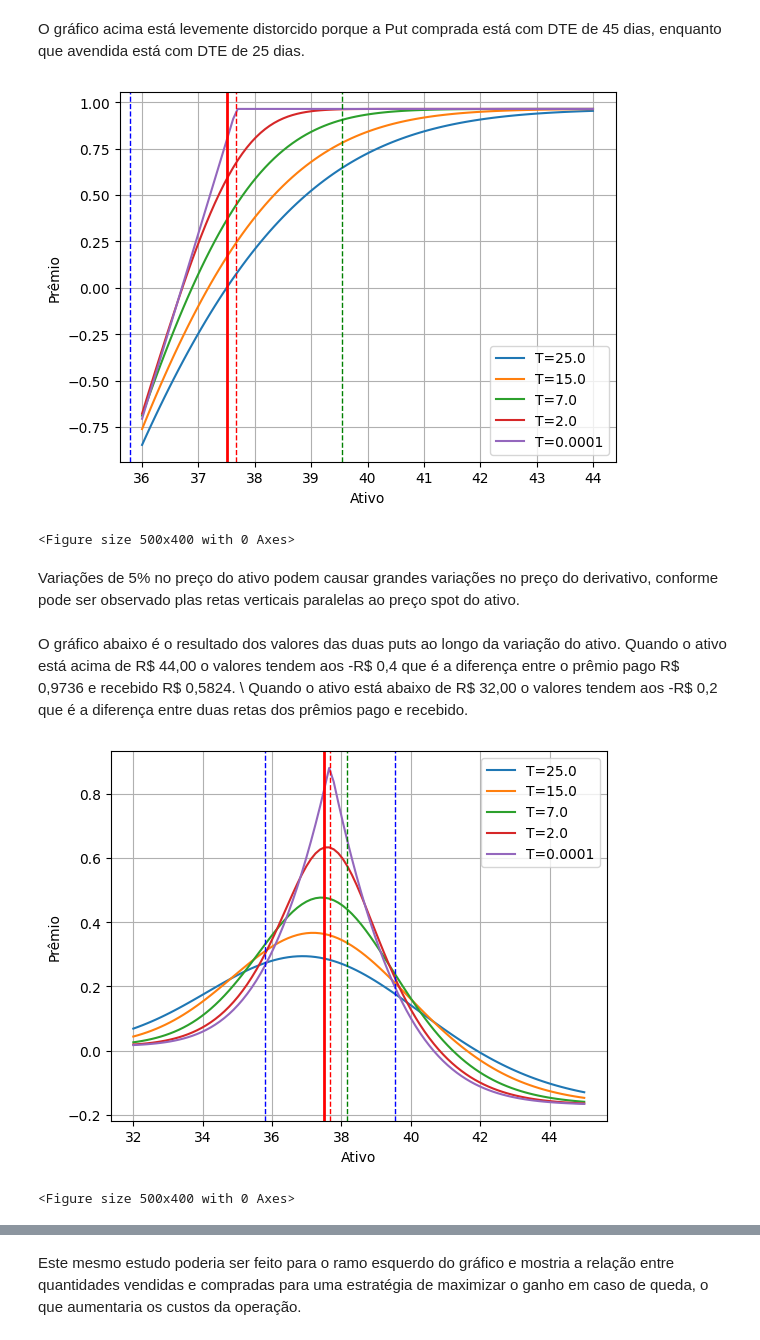
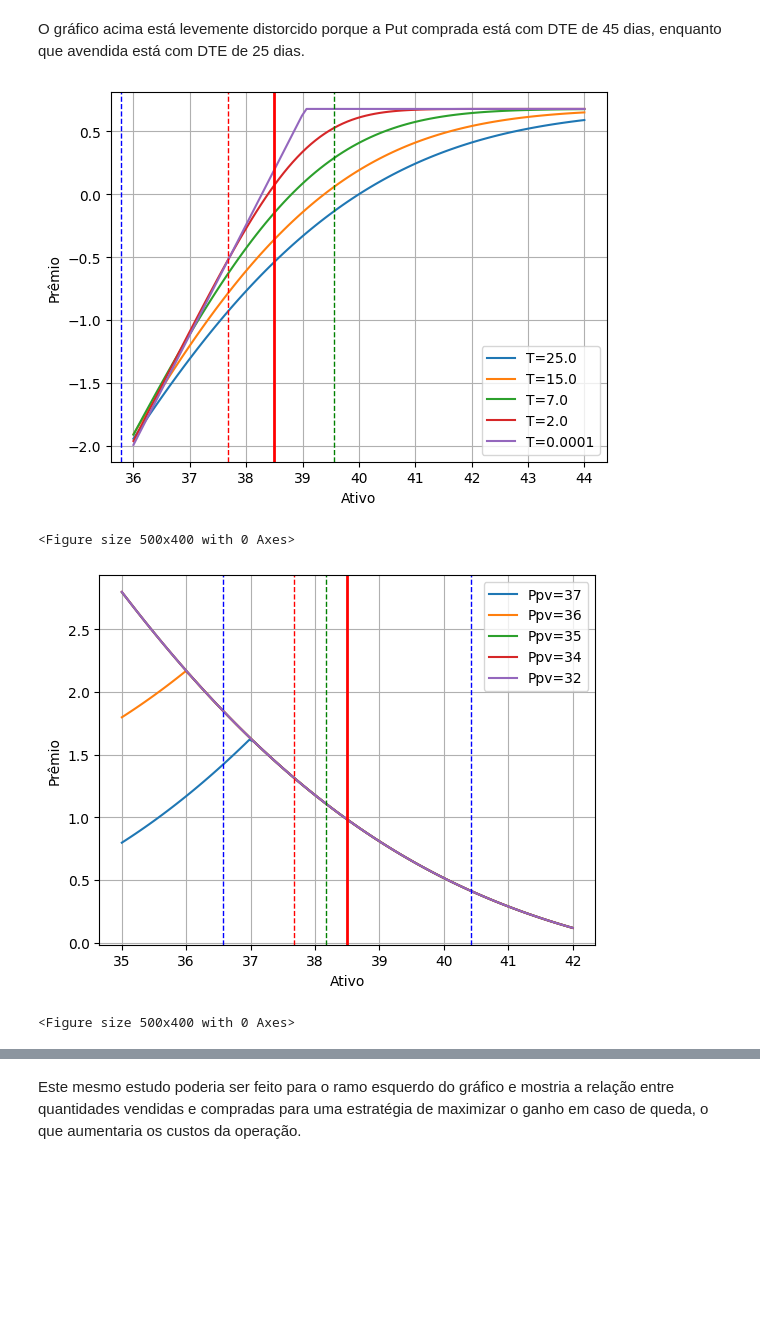
Before and after one commit to Felipe-Pinto/python_para_investimentos, a Jupyter notebook: PUT_Ago_24_P2.ipynb, the cells around one changed output, grey strips where cells are left out. Drawn from its saved outputs; the diff is of its cells as text; code cells hidden in the pictures; blank space fills up the shorter version.

```diff
--- a/PUT_Ago_24_P2.ipynb
+++ b/PUT_Ago_24_P2.ipynb
@@ -61,4 +58,0 @@ Analisando a desvalorização da PUT comprada durante o período de operação (
-# %%
-# Valor da Put comprada a 45 DTE
-Ppc = black_scholes_option(S1, Kpc, Tc, r, sigma, option_type)
-Ppc
@@ -100,12 +78,8 @@ PUT Vendida
 # %%
 # Plot do gráfico da PETR4 (Stk =37.67 / DTE= 25 - 20_09 / Vendido / P= 0.58 / SPT = 38.5 / 19_08)
 # Parâmetros
-S = np.linspace(30, 50, 100)  # Variação do preço do ativo
-Kpv = 37.67  # Preço de exercício
-r = 0.105  # Taxa de juros livre de risco
-σ = 0.228  # Volatilidade
-sigma = σ
-S1 = 37.5  # Preço atual do ativo subjacente
-t = 252    # Tempo do ano em dias
+σ2 = 0.228  # Volatilidade
+sigma2 = σ
+
 Tv = (25/t)  # Tempo até o vencimento em dias
-option_type = 'put'  # Tipo da opção ('call' ou 'put')
+Tf = (0.0001/t)  # Tempo até o vencimento em dias
@@ -159,10 +129,8 @@ O gráfico acima está levemente distorcido porque a Put comprada está com DTE
 # %%
-S = np.linspace(36, 44, 100)  # Variação do preço do ativo
-
 # Solução de BS para diferentes prazos
 for Ti in [25/252,15/252,7/252,2/252,0.0001/252]:
   PUT_vendida1 = Ppv - black_scholes_option(S, Kpv, Ti, r, sigma, option_type)
-  plt.plot(S,PUT_vendida1,label=r'T='+str(Ti*252))
+  plt.plot(St,PUT_vendida1,label=r'T='+str(Ti*252))
 
 plt.axvline(x=Kpv,ymin=0,ymax=10.0, color='r', linestyle='dashed',linewidth=1)
 plt.axvline(x=Kpv*(1+0.05),ymin=0,ymax=10.0, color='g', linestyle='dashed',linewidth=1)
@@ -175,39 +143,33 @@ plt.ylabel('Prêmio')
 plt.figure(figsize=(5, 4))
 plt.show()
 # %% [output]
-[figure, old version]
+[figure, new version]
 <Figure size 500x400 with 0 Axes>
-# %% [markdown]
-Variações de 5% no preço do ativo podem causar grandes variações no preço do derivativo, conforme pode ser observado plas retas verticais paralelas ao preço spot do ativo.
-# %% [markdown]
-O gráfico abaixo é o resultado dos valores das duas puts ao longo da variação do ativo. Quando o ativo está acima de R\$ 44,00 o valores tendem aos -R\$ 0,4 que é a diferença entre o prêmio pago R\$ 0,9736 e recebido R\$ 0,5824. \\
-Quando o ativo está abaixo de R\$ 32,00 o valores tendem aos -R\$ 0,2 que é a diferença entre duas retas dos prêmios pago e recebido.
 # %%
-S = np.linspace(32, 45, 100)  # Variação do preço do ativo
-Peso1 = 1
-# Peso acima de 1 (> Qtde de PUT Vendida) a reta é de decrescimento com a redução do preço do ativo.
-# Peso abaixo de 1 (> Qtde de PUT Comprada) a reta é de crescimento com a redução do preço do ativo.
+# O Peso considera que a quantidade de Puts vendidas é diferente da comprada numa razão
+# de Put comprada / Put Vendida, o que acaba distorcendo o resultado final do gráfico de payoff.
+Peso2 = 1
 
 # Solução de BS para diferentes prazos
-for Ti in [25/252,15/252,7/252,2/252,0.0001/252]:
-  PUT_vendida = (Ppv - black_scholes_option(S, Kpv, Ti, r, sigma, option_type))*Peso1
-  PUT_comprada = black_scholes_option(S, Kpc, Ti+(20/252), r, sigma, option_type)-Ppc
-  Estrategia1 =  PUT_comprada + PUT_vendida
-  #plt.plot(S,PUT_vendida,label=r'T='+str(Ti*252))
-  #plt.plot(S,PUT_comprada,label=r'T='+str(Ti*252))
-  plt.plot(S,Estrategia1,label=r'T='+str(Ti*252))
+for Kpvi in [37,36,35,34,32]:
+  PUT_vendida = (Ppv - black_scholes_option(S, Kpvi, Tf, r, sigma, option_type))*Peso2
+  PUT_comprada = black_scholes_option(S, Kpc, T+(20/252), r, sigma, option_type)-Ppc
+  Estrategia =  PUT_comprada + PUT_vendida
+  #plt.plot(Sn,PUT_vendida,label=r'T='+str(Kpvi*252))
+  #plt.plot(Sn,PUT_comprada,label=r'T='+str(Kpvi*252))
+  plt.plot(S,Estrategia,label=r'Ppv='+str(Kpvi))
 
 plt.axvline(x=Kpc,ymin=0,ymax=10.0, color='g', linestyle='dashed',linewidth=1)
 plt.axvline(x=Kpv,ymin=0,ymax=10.0, color='r', linestyle='dashed',linewidth=1)
-plt.axvline(x=Kpv*(1+0.05),ymin=0,ymax=10.0, color='b', linestyle='dashed',linewidth=1)
-plt.axvline(x=Kpv*(1-0.05),ymin=0,ymax=10.0, color='b', linestyle='dashed',linewidth=1)
+plt.axvline(x=S1*(1+0.05),ymin=0,ymax=10.0, color='b', linestyle='dashed',linewidth=1)
+plt.axvline(x=S1*(1-0.05),ymin=0,ymax=10.0, color='b', linestyle='dashed',linewidth=1)
 plt.axvline(x=S1,ymin=0,ymax=10.0, color='r', linestyle='solid',linewidth=2)
 plt.grid()
 plt.legend()
 plt.xlabel('Ativo')
 plt.ylabel('Prêmio')
 plt.figure(figsize=(5, 4))
 plt.show()
 # %% [output]
-[figure, old version]
+[figure, new version]
 <Figure size 500x400 with 0 Axes>
```
Also changed, not shown: parts of 22 cells of this notebook.
